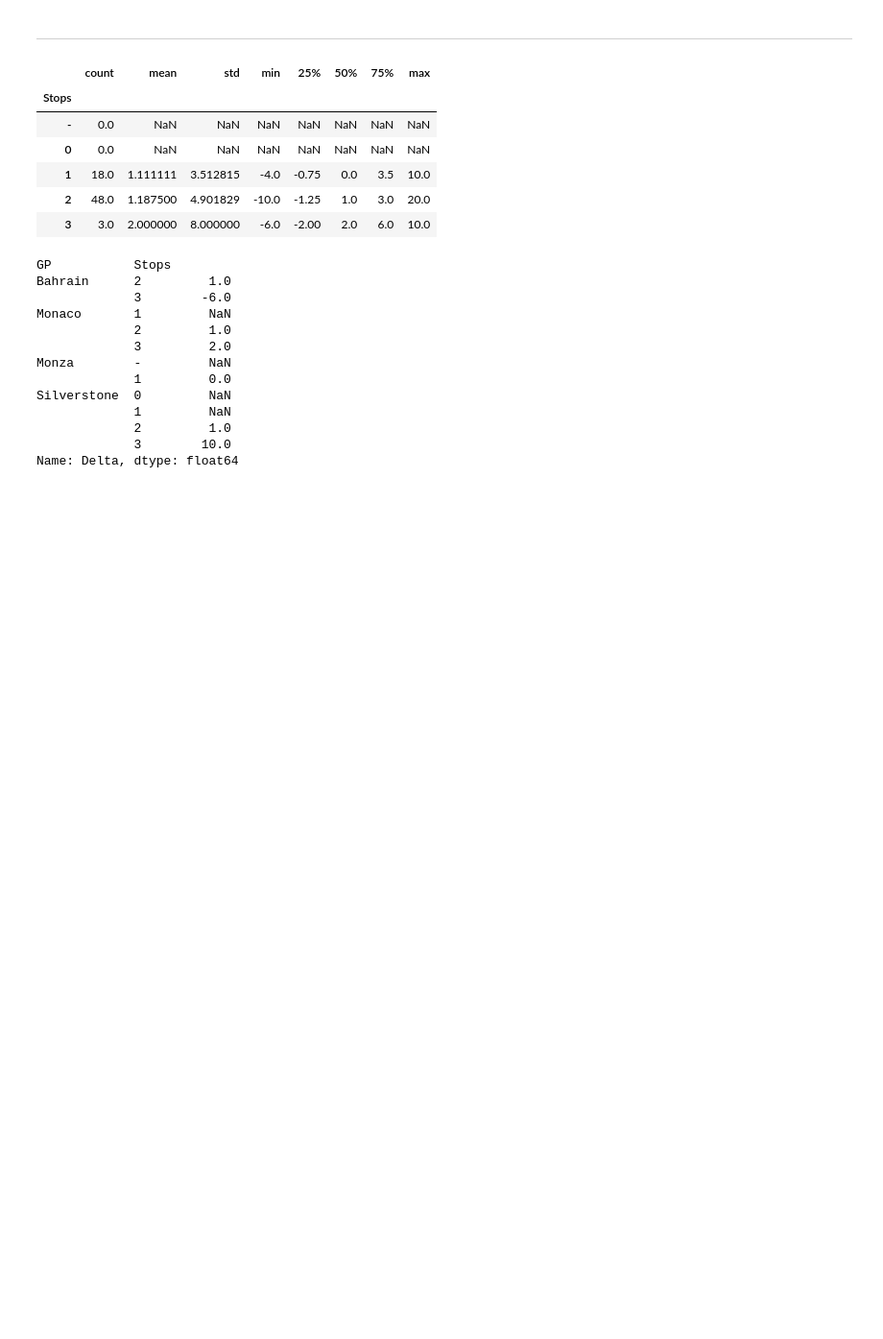
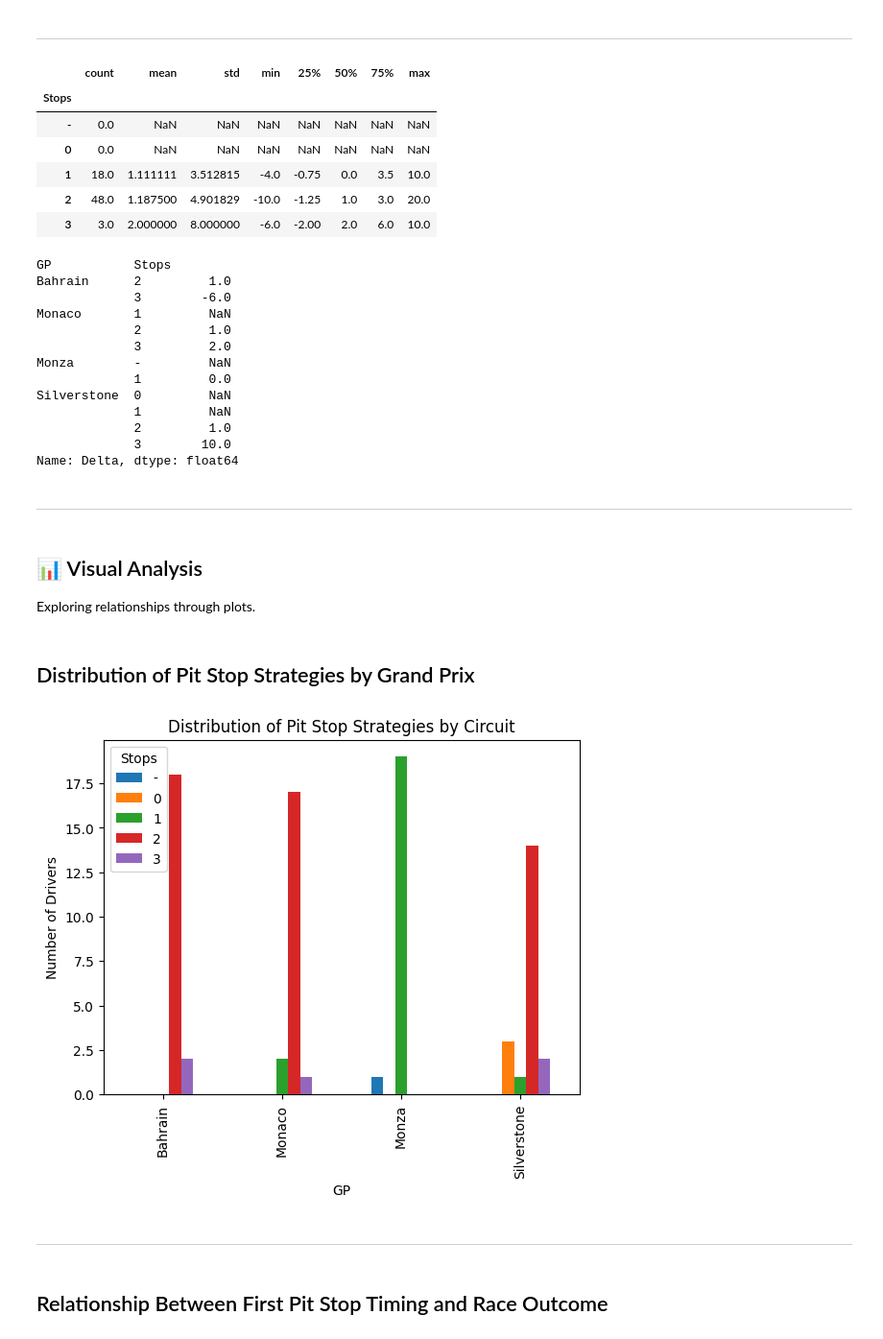
Before and after one commit to Castafili/f1-data-analysis, a Jupyter notebook: notebooks/f1_thesis_analysis.ipynb, the cells around one changed output. Shown at 96% size. Drawn from its saved outputs; the diff is of its cells as text; code cells hidden in the pictures; blank space fills up the shorter version.

Commit message:
Added plots for analysis

```diff
--- a/notebooks/f1_thesis_analysis.ipynb
+++ b/notebooks/f1_thesis_analysis.ipynb
@@ -170,3 +170,8 @@ Silverstone  0         NaN
              2         1.0
              3        10.0
 Name: Delta, dtype: float64
+# %% [markdown]
+---
+# %% [markdown]
+## 📊 Visual Analysis
+Exploring relationships through plots.
@@ -172,0 +180,14 @@ Name: Delta, dtype: float64
+# %% [markdown]
+## Distribution of Pit Stop Strategies by Grand Prix
+# %%
+df.groupby("GP")["Stops"].value_counts().unstack().plot(kind="bar")
+plt.title("Distribution of Pit Stop Strategies by Circuit")
+plt.ylabel("Number of Drivers")
+plt.savefig("../plots/pitstop_distribution_by_gp.png", bbox_inches="tight")
+plt.show()
+# %% [output]
+[figure, added]
+# %% [markdown]
+---
+# %% [markdown]
+## Relationship Between First Pit Stop Timing and Race Outcome
```
Also changed, not shown: parts of 3 cells of this notebook, 2 other files.
